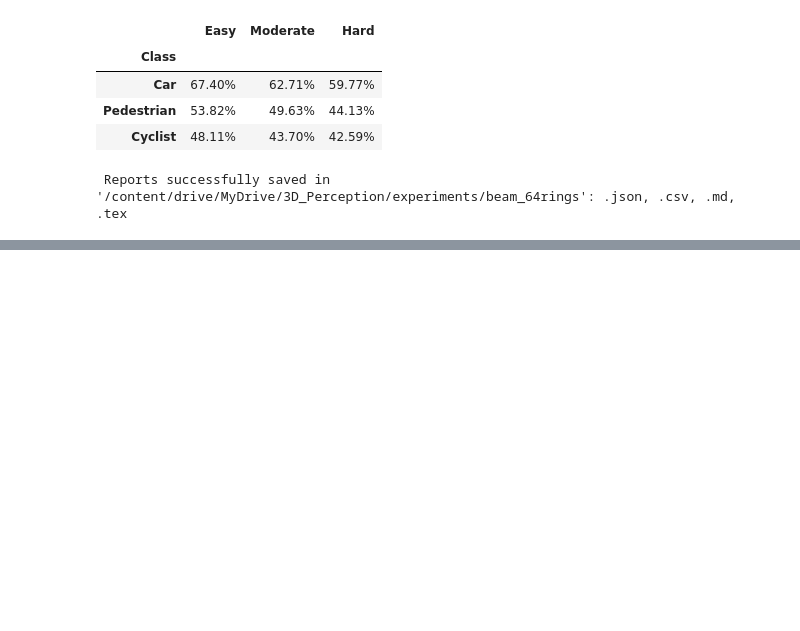
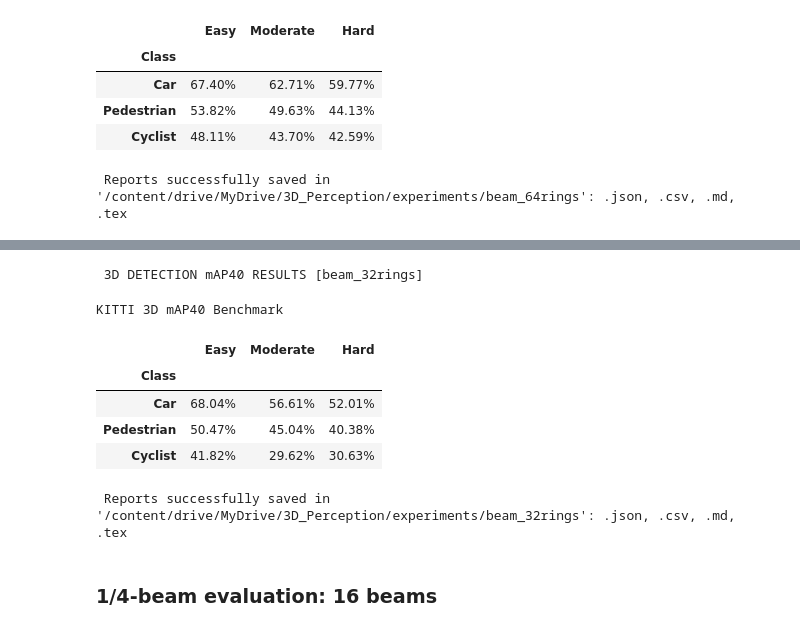
Before and after one commit to giacomosalvatori03/3D_Perception, a Jupyter notebook: notebooks/01_lidar_degradation.ipynb, the cells around one changed output, grey strips where cells are left out. Cells and saved outputs as stored; diff of their text form; code cells hidden in the pictures; blank space fills up the shorter version.

```diff
--- a/notebooks/01_lidar_degradation.ipynb
+++ b/notebooks/01_lidar_degradation.ipynb
@@ -352,0 +396,23 @@ KITTI 3D mAP40 Benchmark
+# %%
+import sys
+
+sys.path.insert(0, "/content/3D_Perception")
+from scripts.lidar_evaluator import KittiEvaluator
+
+evaluator = KittiEvaluator()
+exp_path = (
+    "/content/drive/MyDrive/3D_Perception/experiments/beam_32rings"
+)
+
+results = evaluator.evaluate(exp_path)
+# %% [output]
+ 3D DETECTION mAP40 RESULTS [beam_32rings]
+KITTI 3D mAP40 Benchmark
+|  | Easy | Moderate | Hard |
+| Class |  |  |  |
+| Car | 68.04% | 56.61% | 52.01% |
+| Pedestrian | 50.47% | 45.04% | 40.38% |
+| Cyclist | 41.82% | 29.62% | 30.63% |
+ Reports successfully saved in '/content/drive/MyDrive/3D_Perception/experiments/beam_32rings': .json, .csv, .md, .tex
+# %% [markdown]
+### 1/4-beam evaluation: 16 beams
```
Also changed, not shown: parts of 25 cells of this notebook, 1 other file.
